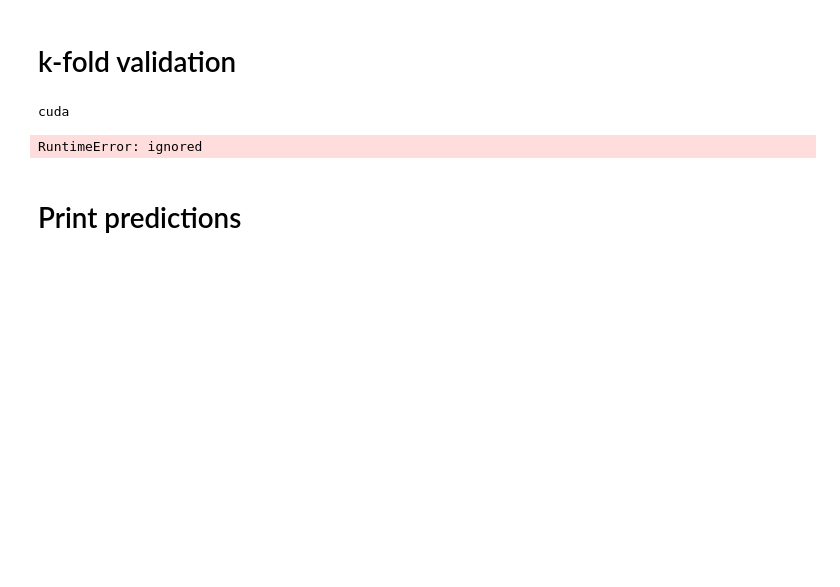
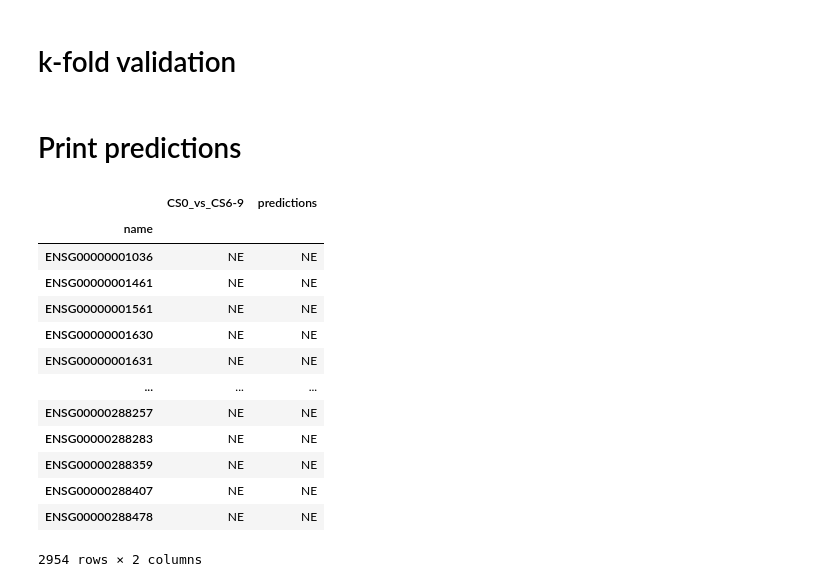
Before and after one commit to giordamaug/EG-identification---Data-Science-in-App-Springer, a Jupyter notebook: notebook/EssentialGenes_GNN.ipynb, the cells around one changed output. Cells and saved outputs as stored; diff of their text form; code cells hidden in the pictures; blank space fills up the shorter version.

```diff
--- a/notebook/EssentialGenes_GNN.ipynb
+++ b/notebook/EssentialGenes_GNN.ipynb
@@ -202,7 +220,6 @@ import torch.optim as optim
 from torch_geometric.data import Data
 from torch_geometric.transforms import RandomNodeSplit
 import torch.nn.functional as F
-y = encoder.fit_transform(labels[new_label_name].values)
 classes_mapping = dict(zip(encoder.classes_, encoder.transform(encoder.classes_)))
 data = Data(x=torch.from_numpy(x.to_numpy()).float(), edge_index=edges_index, edge_attr=torch.from_numpy(ppi['weight'].values).float(), y = torch.from_numpy(y))
 data.num_classes = len(np.unique(y))
@@ -572,7 +545,7 @@ def plot_history(history, eval_train=False):
 # %%
 #@title Choose GNN { form-width: "20%" }
 netmodel = "OneLayerGCN" #@param ["OneLayerGCN", "TwoLayerGCN", "ChebNetGCN"]
-epochs = 200 #@param {type:"slider", min:10, max:1000, step:10}
+epochs = 1000 #@param {type:"slider", min:10, max:1000, step:10}
 def set_labels(initial_labels, set_mask, ignore_label):
     initial_labels[~set_mask] = ignore_label
     return initial_labels
@@ -585,10 +558,13 @@ nfolds = 5
 kf = KFold(n_splits=nfolds)
 accuracies = []
 mccs = []
-cmaccumulated = np.array([[0,0],[0,0]])
+cma = np.array([[0,0],[0,0]])
 columns_names = ["Accuracy","BA", "Sensitivity", "Specificity","MCC", 'CM']
 scores = pd.DataFrame(columns=columns_names)
+mm = np.array([], dtype=np.int)
+predictions = np.array([])
 for fold, (train_index, test_index) in enumerate(tqdm(kf.split(np.arange(data.num_nodes)), total=kf.get_n_splits(), desc=f"{nfolds}-fold")):
+    mm = np.concatenate((mm, test_index))
     train_labels = y[train_index]
     train_index, val_index = train_test_split(train_index, test_size=0.025, stratify=train_labels)
     tr_index  = torch.tensor(train_index)
@@ -611,34 +587,40 @@ for fold, (train_index, test_index) in enumerate(tqdm(kf.split(np.arange(data.nu
 
     # training
     trainer = Trainer(model)
-    print(device)
     trainer.train(data.x, train_labels, val_labels, data.edge_index, data.edge_attr, device, run_config, log=False)
 
     # evaluating
     ce_loss, accuracy, mcc, cm, preds = trainer.evaluate(data.x, test_labels, data.edge_index, data.edge_attr, device)
     accuracies.append(accuracy)
     mccs.append(mcc)
-    cmaccumulated += cm
+    predictions = np.concatenate((predictions, preds.ravel()))
+    cma += cm
     true_label = test_labels[test_labels != -100]
     scores = scores.append(pd.DataFrame([[accuracy_score(true_label.cpu().numpy(), preds.cpu().numpy()), balanced_accuracy_score(true_label.cpu().numpy(), preds.cpu().numpy()),
         cm[0,0]/(cm[0,0]+cm[0,1]), cm[1,1]/(cm[1,0]+cm[1,1]),
         matthews_corrcoef(true_label.cpu().numpy(), preds.cpu().numpy()), cm]], columns=columns_names, index=[fold]))
 df_scores = pd.DataFrame(scores.mean(axis=0)).T
 df_scores.index=[f'{netmodel}']
-df_scores['CM'] = [cmaccumulated]
-print(df_scores.to_latex())
+df_scores['CM'] = [cma]
 df_scores
-my_plot_confusion_matrix(cmaccumulated, target_names=classes_mapping.keys())
-# %% [output]
-cuda
-RuntimeError: ignored
 # %% [markdown]
 # Print predictions
-# %%
-print(np.unique(y+p, return_counts=True))
-labels['predictions'] = p
-labels[(labels['predictions'] == 0 ) & ( labels['CS0_vs_CS6-9'] == 'E')].index
-f = open("N2V+MLP_Egenes.csv", "w")
-f.write('\n'.join([str(e) for e in list(labels[(labels['predictions'] == 0 ) & ( labels['CS0_vs_CS6-9'] == 'E')].index)]))
-f.close()
-labels[['CS0_vs_CS6-9', 'predictions']].to_csv('N2V+MLP_Predictions.csv')
+# %%
+p = np.zeros(len(y))
+p[mm] = predictions
+labels['predictions'] = ['NE' if x>0 else 'E' for x in p]
+# %% [output]
+|  | CS0_vs_CS6-9 | predictions |
+| name |  |  |
+| ENSG00000001036 | NE | NE |
+| ENSG00000001461 | NE | NE |
+| ENSG00000001561 | NE | NE |
+| ENSG00000001630 | NE | NE |
+| ENSG00000001631 | NE | NE |
+| ... | ... | ... |
+| ENSG00000288257 | NE | NE |
+| ENSG00000288283 | NE | NE |
+| ENSG00000288359 | NE | NE |
+| ENSG00000288407 | NE | NE |
+| ENSG00000288478 | NE | NE |
+2954 rows × 2 columns
```
Also changed, not shown: parts of 4 cells of this notebook.
